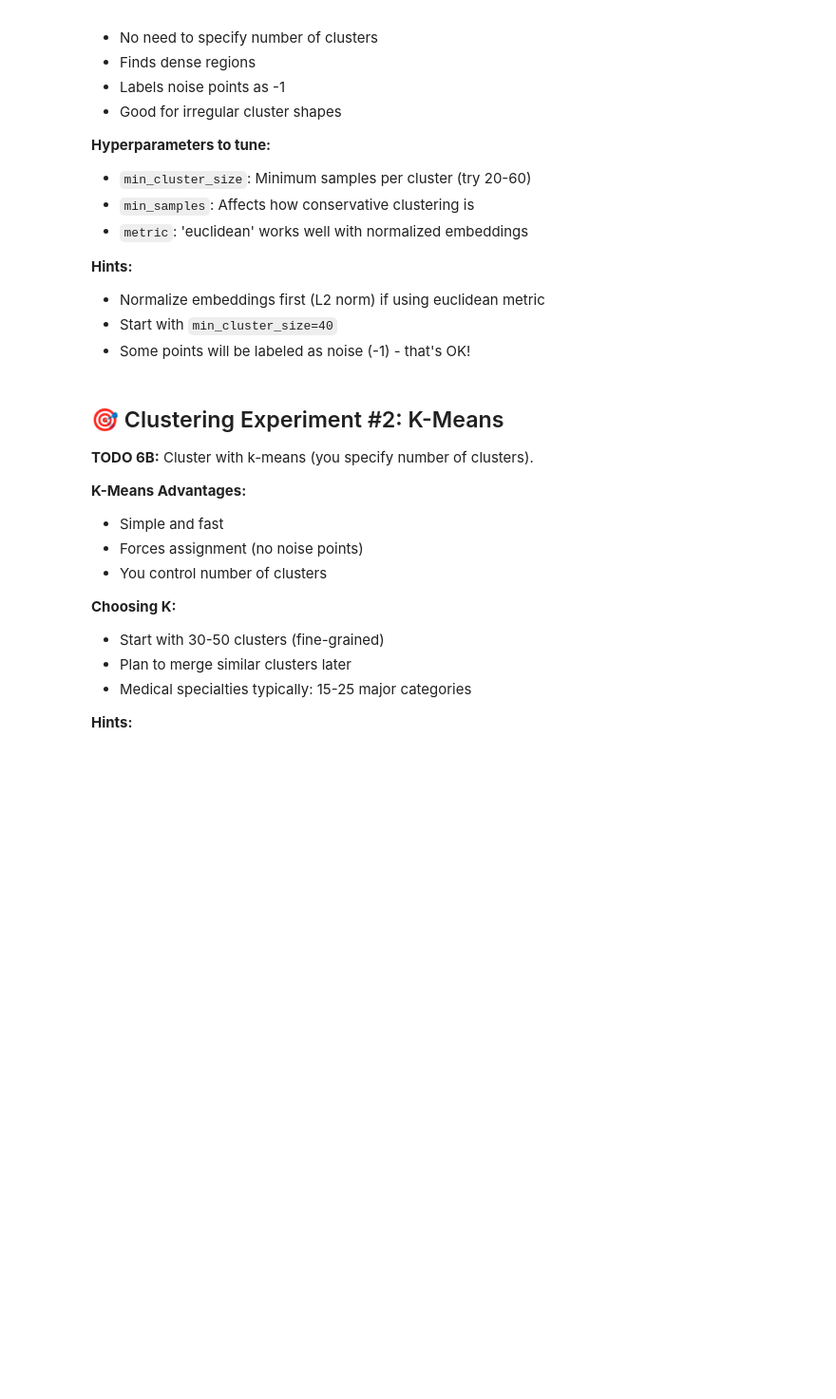
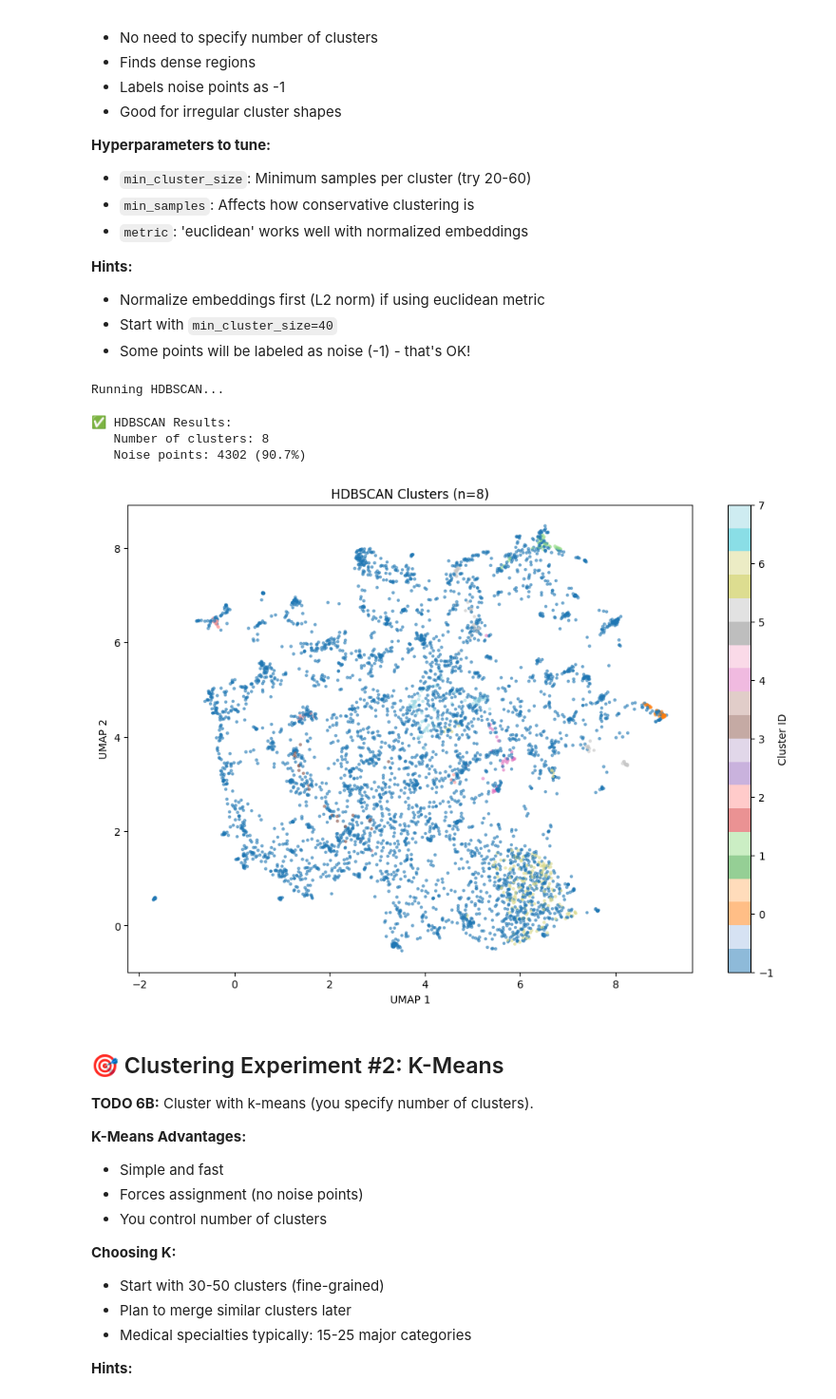
Before and after one commit to Tuminha/PyTorch-Capstone-Project, a Jupyter notebook: projects/02_medical_text/notebooks/00_build_specialty_taxonomy.ipynb, the cells around one changed output. Shown at 95% size. Cells and saved outputs as stored; diff of their text form; code cells hidden in the pictures; blank space fills up the shorter version.

```diff
--- a/projects/02_medical_text/notebooks/00_build_specialty_taxonomy.ipynb
+++ b/projects/02_medical_text/notebooks/00_build_specialty_taxonomy.ipynb
@@ -271,43 +333,44 @@ import seaborn as sns
 # %%
 # TODO 6A: HDBSCAN clustering
 
-# import hdbscan
-# from sklearn.preprocessing import normalize
+import hdbscan
+from sklearn.preprocessing import normalize
 
-# Normalize embeddings for better clustering
-# embeddings_norm = normalize(embeddings, norm='l2', axis=1)
+embeddings_norm = normalize(embeddings, norm='l2', axis=1)
 
-# Run HDBSCAN
-# print("Running HDBSCAN...")
-# clusterer_hdb = hdbscan.HDBSCAN(
-#     min_cluster_size=40,
-#     min_samples=5,
-#     metric='euclidean',
-#     cluster_selection_method='eom'
-# )
-# labels_hdb = clusterer_hdb.fit_predict(embeddings_norm)
+print("Running HDBSCAN...")
+clusterer_hdb = hdbscan.HDBSCAN(
+    min_cluster_size=20,
+    min_samples=5,
+    metric='euclidean',
+    cluster_selection_method='leaf'
+)
+labels_hdb = clusterer_hdb.fit_predict(embeddings_norm)
 
-# Analyze results
-# n_clusters_hdb = len(set(labels_hdb)) - (1 if -1 in labels_hdb else 0)
-# n_noise = list(labels_hdb).count(-1)
+n_clusters_hdb = len(set(labels_hdb)) - (1 if -1 in labels_hdb else 0)
+n_noise = list(labels_hdb).count(-1)
 
-# print(f"\n✅ HDBSCAN Results:")
-# print(f"   Number of clusters: {n_clusters_hdb}")
-# print(f"   Noise points: {n_noise} ({100*n_noise/len(labels_hdb):.1f}%)")
+print(f"\n✅ HDBSCAN Results:")
+print(f"   Number of clusters: {n_clusters_hdb}")
+print(f"   Noise points: {n_noise} ({100*n_noise/len(labels_hdb):.1f}%)")
 
-# Save labels
-# np.save(ARTIFACTS_DIR / "labels_hdbscan.npy", labels_hdb)
+np.save(ARTIFACTS_DIR / "labels_hdbscan.npy", labels_hdb)
 
-# Visualize clusters
-# plt.figure(figsize=(12, 8))
-# scatter = plt.scatter(coords_2d[:, 0], coords_2d[:, 1],
-#                       c=labels_hdb, s=5, alpha=0.5, cmap='tab20')
-# plt.colorbar(scatter, label='Cluster ID')
-# plt.title(f'HDBSCAN Clusters (n={n_clusters_hdb})')
-# plt.xlabel('UMAP 1')
-# plt.ylabel('UMAP 2')
-# plt.savefig(ARTIFACTS_DIR / 'hdbscan_clusters.png', dpi=150)
-# plt.show()
+plt.figure(figsize=(12, 8))
+scatter = plt.scatter(coords_2d[:, 0], coords_2d[:, 1],
+                      c=labels_hdb, s=5, alpha=0.5, cmap='tab20')
+plt.colorbar(scatter, label='Cluster ID')
+plt.title(f'HDBSCAN Clusters (n={n_clusters_hdb})')
+plt.xlabel('UMAP 1')
+plt.ylabel('UMAP 2')
+plt.savefig(ARTIFACTS_DIR / 'hdbscan_clusters.png', dpi=150)
+plt.show()
+# %% [output]
+Running HDBSCAN...
+✅ HDBSCAN Results:
+   Number of clusters: 8
+   Noise points: 4302 (90.7%)
+[figure, added]
 # %% [markdown]
 ## 🎯 Clustering Experiment #2: K-Means
 
```
Also changed, not shown: parts of 16 cells of this notebook, 15 other files.
